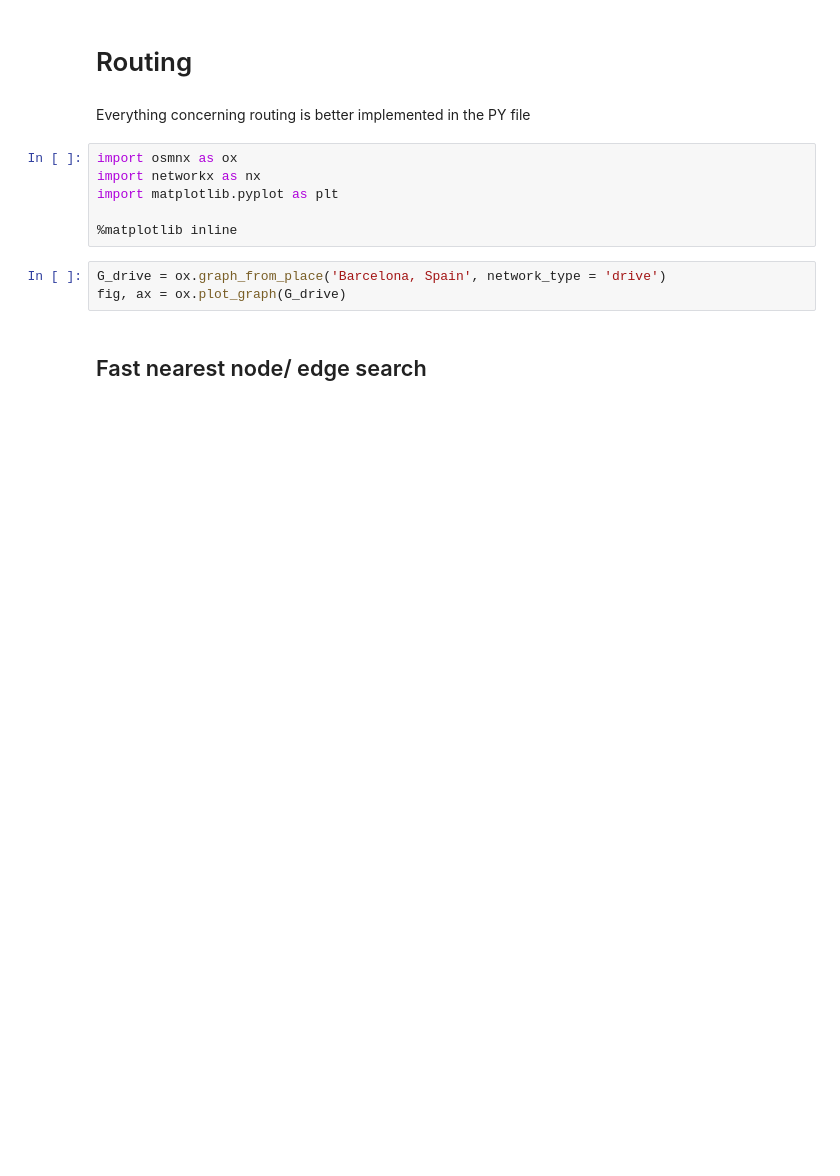
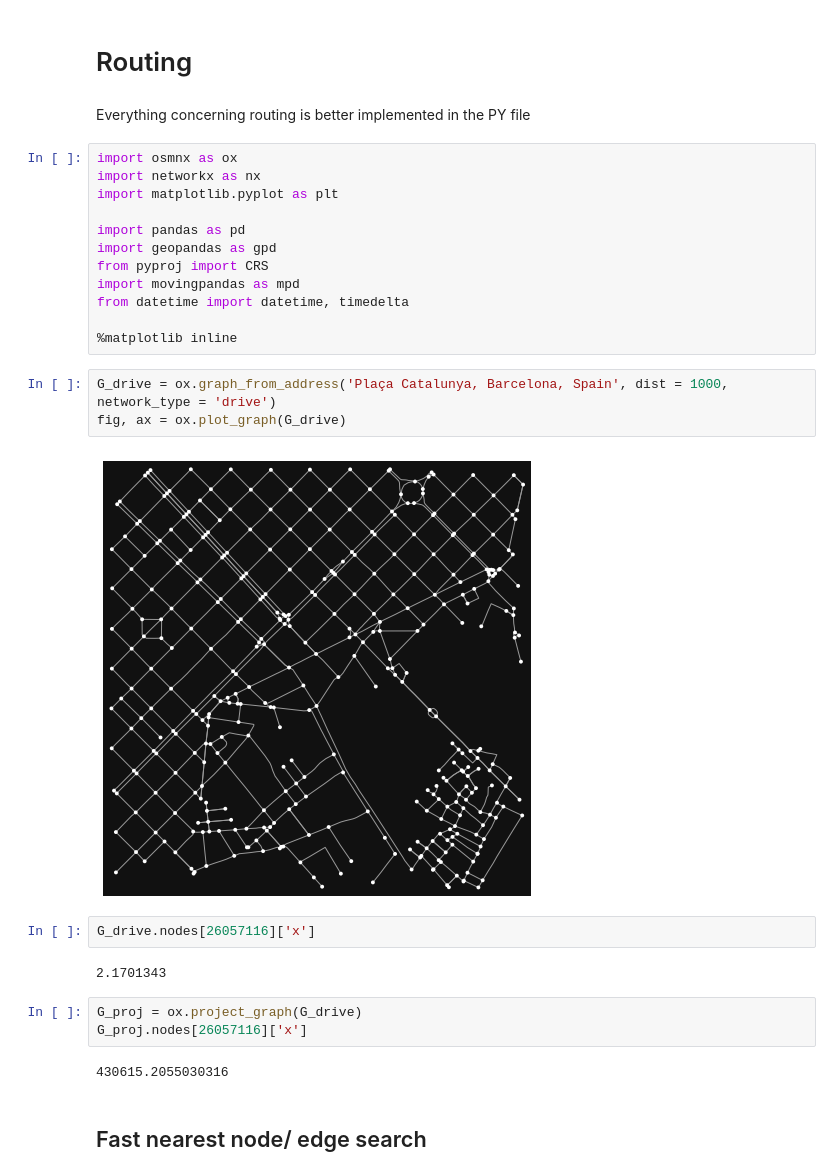
Before and after one commit to mrceresa/iper, a Jupyter notebook: examples/SAR-COV2/Mobility Jupyter Files/OSMnx/Route.ipynb, the cells around one changed output. Saved outputs shown, nothing was run; the diff lists cells and outputs as text; blank space fills up the shorter version.

```diff
--- a/examples/SAR-COV2/Mobility Jupyter Files/OSMnx/Route.ipynb
+++ b/examples/SAR-COV2/Mobility Jupyter Files/OSMnx/Route.ipynb
@@ -7,10 +7,27 @@ import osmnx as ox
 import networkx as nx
 import matplotlib.pyplot as plt
 
+import pandas as pd
+import geopandas as gpd
+from pyproj import CRS
+import movingpandas as mpd
+from datetime import datetime, timedelta
+
 %matplotlib inline
 # %%
-G_drive = ox.graph_from_place('Barcelona, Spain', network_type = 'drive')
+G_drive = ox.graph_from_address('Plaça Catalunya, Barcelona, Spain', dist = 1000, network_type = 'drive')
 fig, ax = ox.plot_graph(G_drive)
+# %% [output]
+[figure, added]
+# %%
+G_drive.nodes[26057116]['x']
+# %% [output]
+2.1701343
+# %%
+G_proj = ox.project_graph(G_drive)
+G_proj.nodes[26057116]['x']
+# %% [output]
+430615.2055030316
 # %% [markdown]
 ## Fast nearest node/ edge search
 # %%
```
Also changed, not shown: parts of 24 cells of this notebook, 18 other files.
